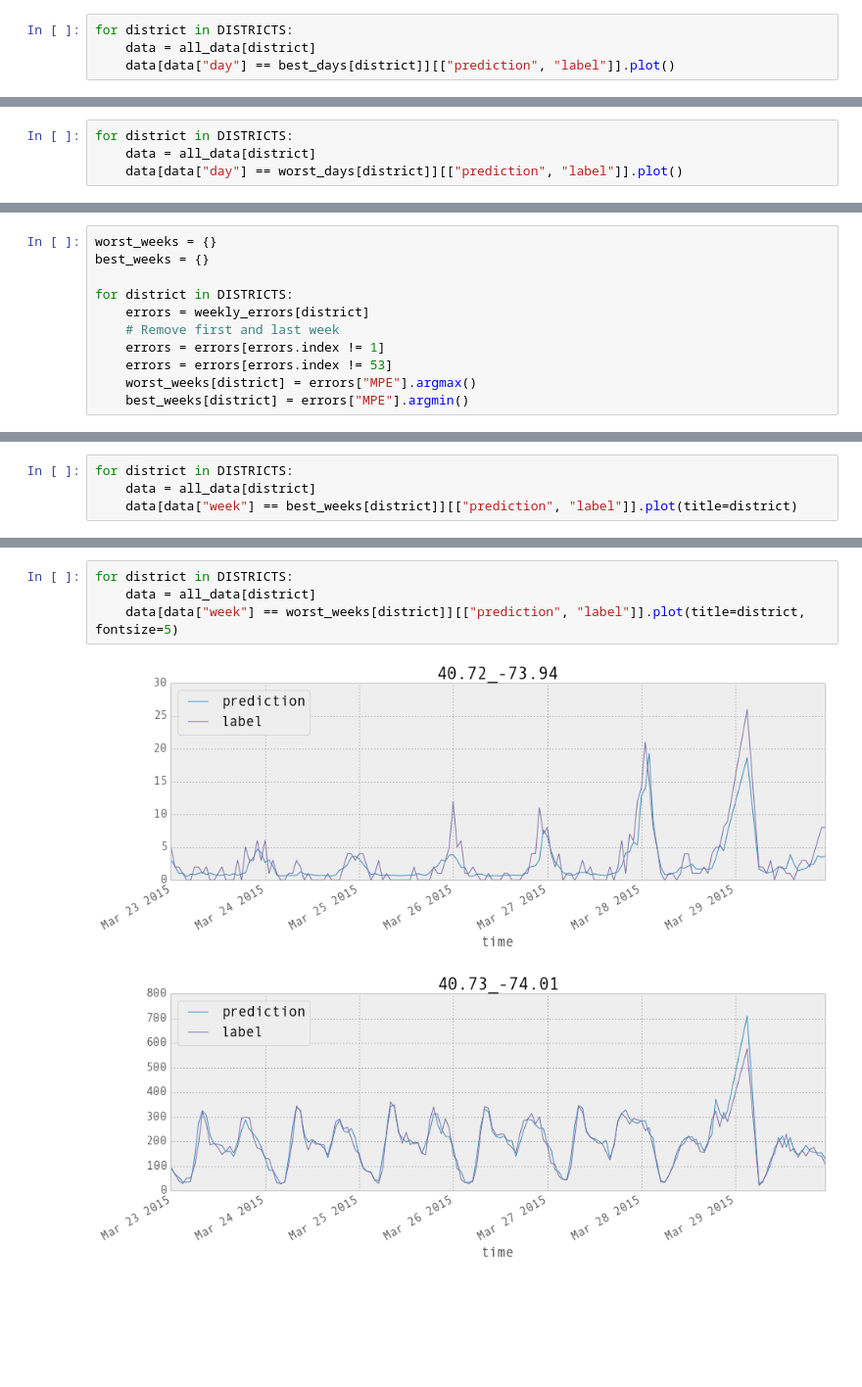
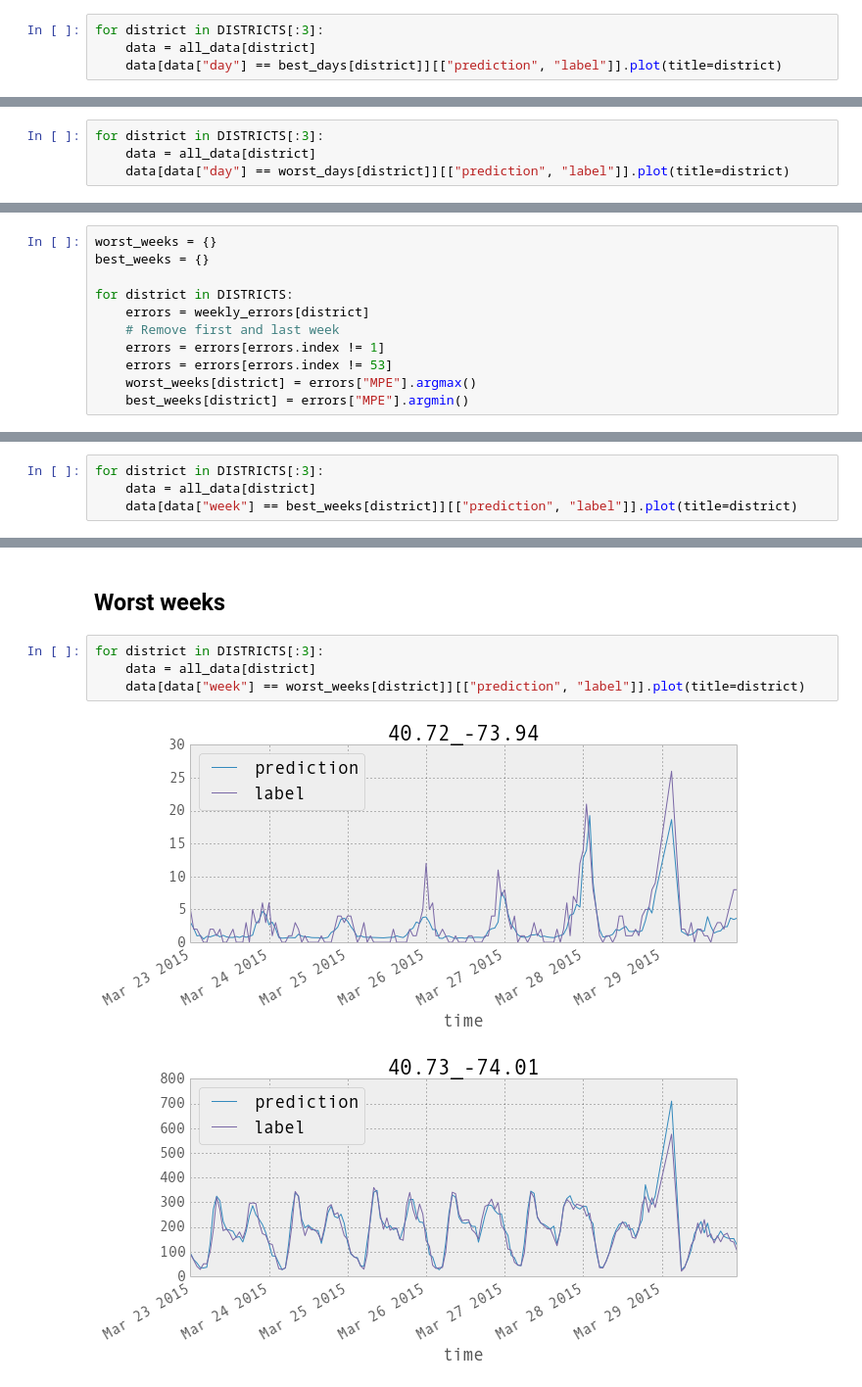
Before and after one commit to georgwiese/MMDS-sose16, a Jupyter notebook: notebooks/model_evaluation.ipynb, the cells around one changed output, grey strips where cells are left out. Shown at 98% size. Saved outputs shown, nothing was run; the diff lists cells and outputs as text; blank space fills up the shorter version.

```diff
--- a/notebooks/model_evaluation.ipynb
+++ b/notebooks/model_evaluation.ipynb
@@ -174,5 +176,5 @@ for district in DISTRICTS:
 # %%
-for district in DISTRICTS:
+for district in DISTRICTS[:3]:
     data = all_data[district]
-    data[data["day"] == best_days[district]][["prediction", "label"]].plot()
+    data[data["day"] == best_days[district]][["prediction", "label"]].plot(title=district)
 # %% [output]
@@ -189,5 +186,5 @@ for district in DISTRICTS:
 # %%
-for district in DISTRICTS:
+for district in DISTRICTS[:3]:
     data = all_data[district]
-    data[data["day"] == worst_days[district]][["prediction", "label"]].plot()
+    data[data["day"] == worst_days[district]][["prediction", "label"]].plot(title=district)
 # %% [output]
@@ -239,5 +231,5 @@ for district in DISTRICTS:
 # %%
-for district in DISTRICTS:
+for district in DISTRICTS[:3]:
     data = all_data[district]
     data[data["week"] == best_weeks[district]][["prediction", "label"]].plot(title=district)
 # %% [output]
@@ -254,7 +239,9 @@ for district in DISTRICTS:
+# %% [markdown]
+## Worst weeks
 # %%
-for district in DISTRICTS:
+for district in DISTRICTS[:3]:
     data = all_data[district]
-    data[data["week"] == worst_weeks[district]][["prediction", "label"]].plot(title=district, fontsize=5)
+    data[data["week"] == worst_weeks[district]][["prediction", "label"]].plot(title=district)
 # %% [output]
-[figure, old version]
+[figure, new version]
-[figure, old version]
+[figure, new version]
```
Also changed, not shown: parts of 13 cells of this notebook.
